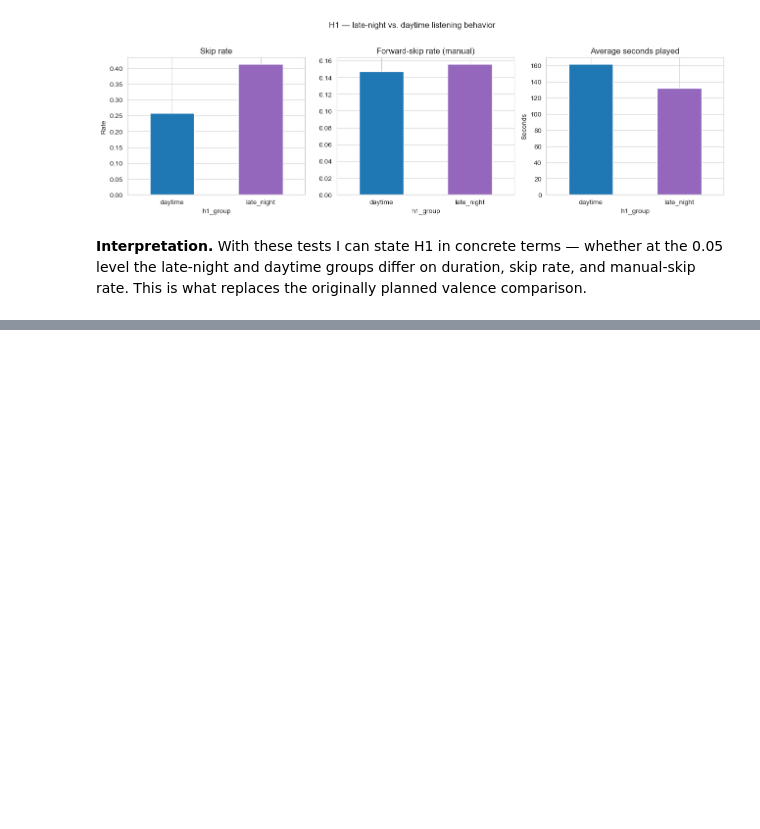
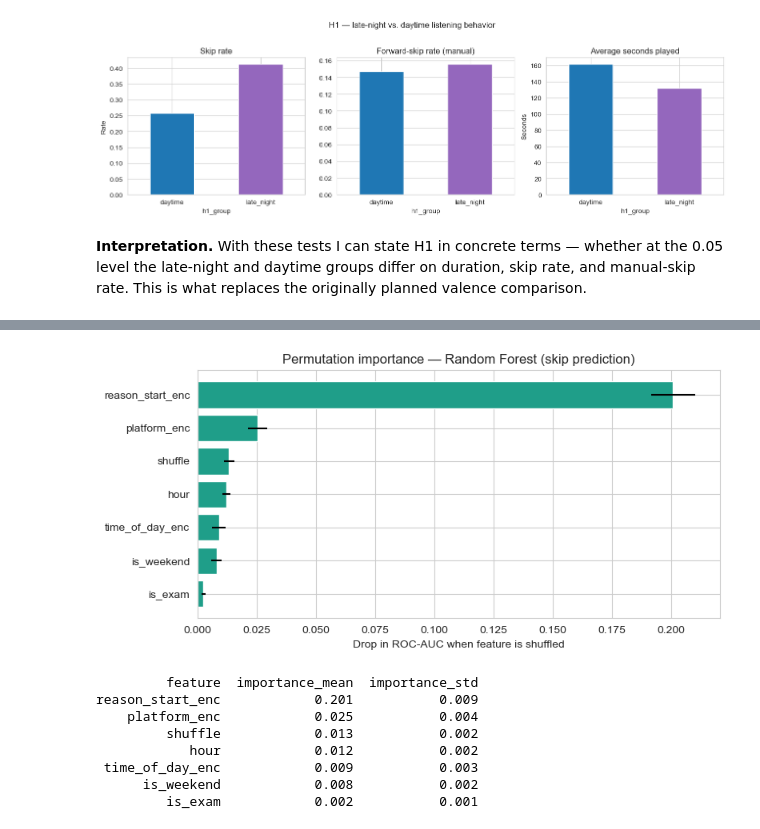
Before and after one commit to selinnardal/DSA210-Project, a Jupyter notebook: 05_ml_models.ipynb, the cells around one changed output, grey strips where cells are left out. Drawn from its saved outputs; the diff is of its cells as text; code cells hidden in the pictures; blank space fills up the shorter version.

```diff
--- a/05_ml_models.ipynb
+++ b/05_ml_models.ipynb
@@ -577,0 +684,39 @@ All figures are written to `figures/ml_*.png` for the final report.
+# %%
+from sklearn.inspection import permutation_importance
+
+# Use the tuned RF model
+rf_best = rf_search.best_estimator_
+rf_best.fit(X_train, y_train)
+
+perm = permutation_importance(
+    rf_best, X_test, y_test,
+    n_repeats=10, random_state=RANDOM_STATE, n_jobs=-1, scoring='roc_auc'
+)
+
+perm_df = pd.DataFrame({
+    'feature': feature_cols,
+    'importance_mean': perm.importances_mean,
+    'importance_std': perm.importances_std,
+}).sort_values('importance_mean', ascending=True)
+
+# Plot
+fig, ax = plt.subplots(figsize=(8, 4))
+ax.barh(perm_df['feature'], perm_df['importance_mean'],
+        xerr=perm_df['importance_std'], color='#1f9e89')
+ax.set_xlabel('Drop in ROC-AUC when feature is shuffled')
+ax.set_title('Permutation importance — Random Forest (skip prediction)')
+plt.tight_layout()
+plt.savefig(FIG_DIR / 'ml_08_rf_permutation.png', dpi=120, bbox_inches='tight')
+plt.show()
+
+print(perm_df.sort_values('importance_mean', ascending=False).round(3).to_string(index=False))
+# %% [output]
+[figure, added]
+         feature  importance_mean  importance_std
+reason_start_enc            0.201           0.009
+    platform_enc            0.025           0.004
+         shuffle            0.013           0.002
+            hour            0.012           0.002
+ time_of_day_enc            0.009           0.003
+      is_weekend            0.008           0.002
+         is_exam            0.002           0.001
```
Also changed, not shown: parts of 14 cells of this notebook, 2 other files.
